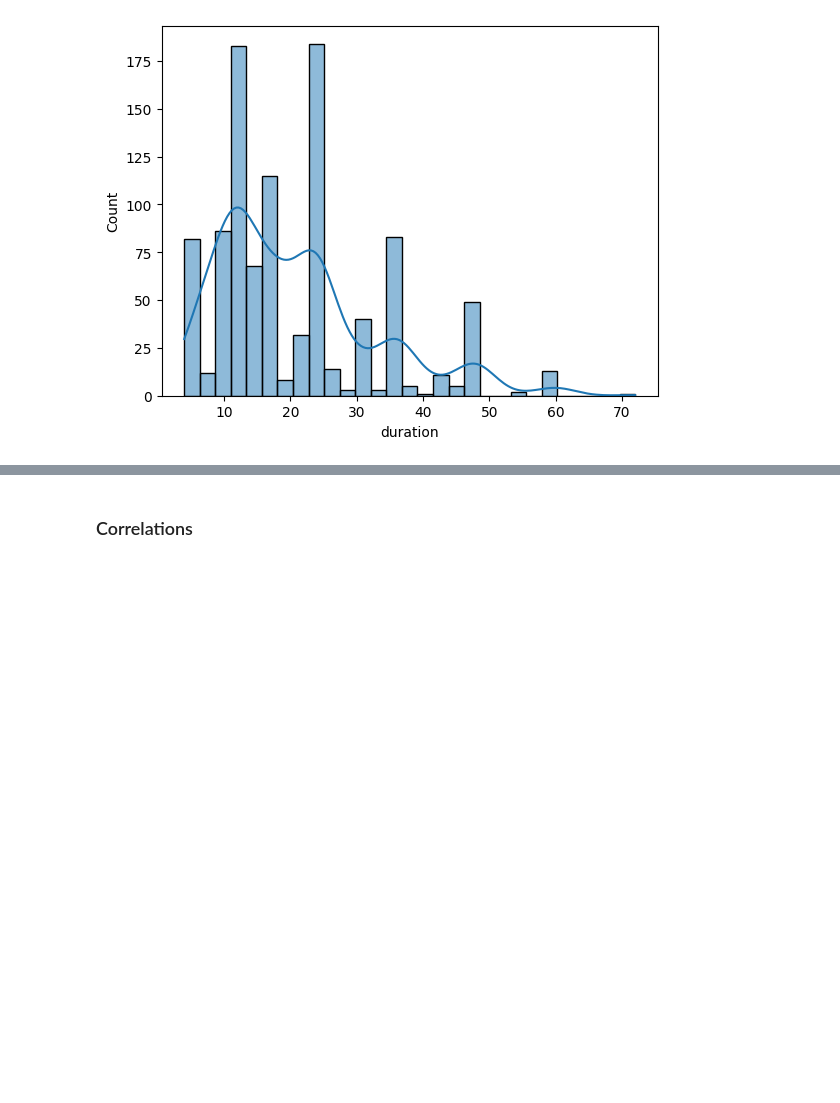
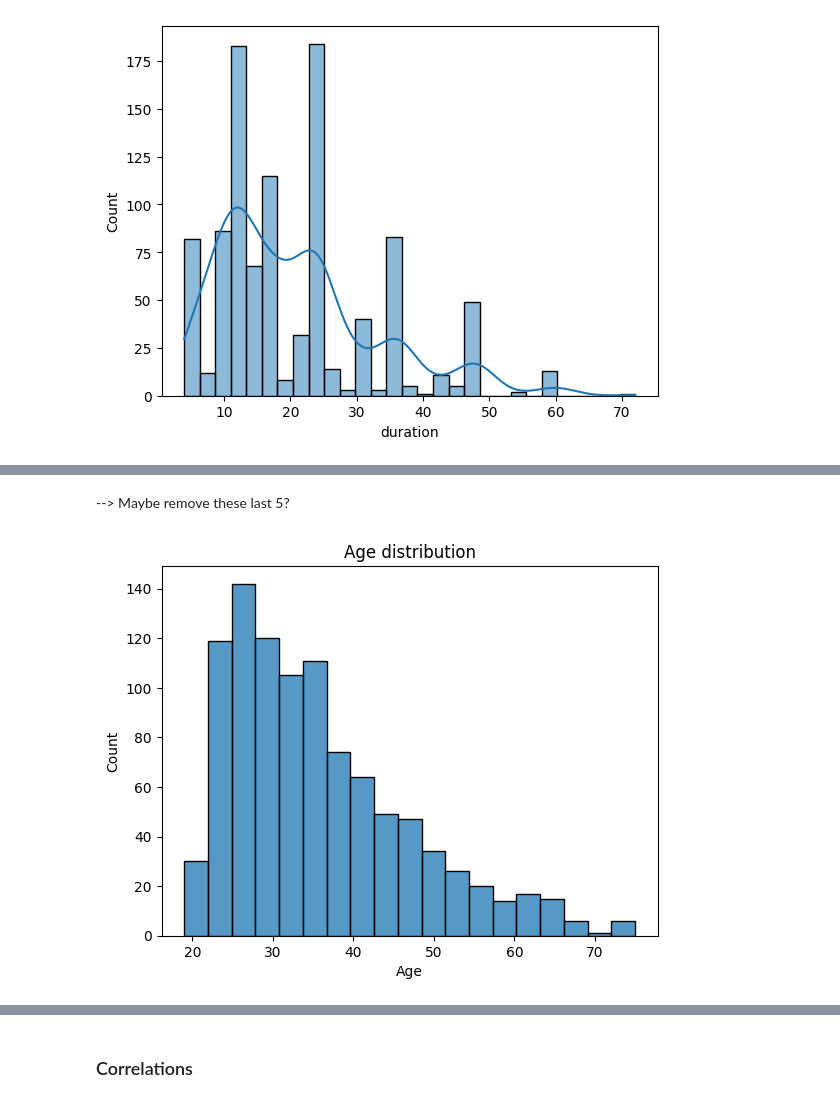
Before and after one commit to MaxPersoon/XAI-Project, a Jupyter notebook: EDA notebook ME.ipynb, the cells around one changed output, grey strips where cells are left out. Saved outputs shown, nothing was run; the diff lists cells and outputs as text; code cells hidden in the pictures; blank space fills up the shorter version.

```diff
--- a/EDA notebook ME.ipynb
+++ b/EDA notebook ME.ipynb
@@ -179,0 +201,10 @@ sns.histplot(df_data["duration"], kde=True)
+# %% [markdown]
+--> Maybe remove these last 5?
+# %%
+sns.histplot(data=df_data, x='age')
+plt.xlabel('Age')
+plt.ylabel('Count')
+plt.title('Age distribution')
+plt.show()
+# %% [output]
+[figure, added]
```
Also changed, not shown: parts of 16 cells of this notebook.
